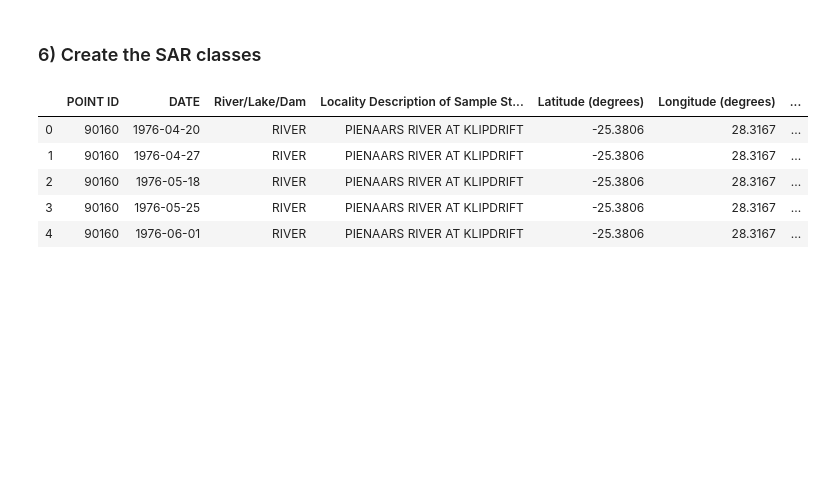
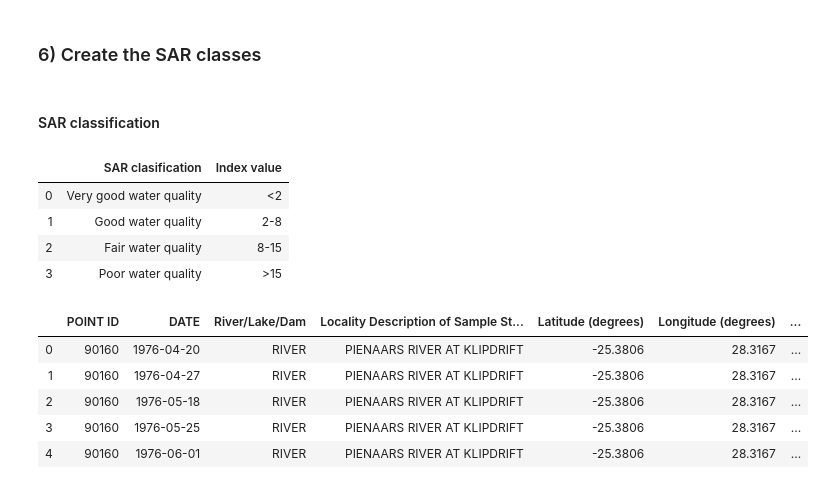
Before and after one commit to elenuskiya/TFM, a Jupyter notebook: Notebooks/00_Cleaning_manipulation_and_unification.ipynb, the cells around one changed output. Cells and saved outputs as stored; diff of their text form; code cells hidden in the pictures; blank space fills up the shorter version.

```diff
--- a/Notebooks/00_Cleaning_manipulation_and_unification.ipynb
+++ b/Notebooks/00_Cleaning_manipulation_and_unification.ipynb
@@ -777,6 +805,19 @@ choices=["Non-weathering dominated", "Mix","Rock dominance"]
 chemical_stations["Class ICI"]=np.select(conditions, choices, default=np.nan)
 # %% [markdown]
 ### 6) Create the SAR classes
+# %% [markdown]
+#### SAR classification
+# %%
+table_class_SAR=pd.DataFrame({"SAR clasification": ["Very good water quality", "Good water quality",
+                                                    "Fair water quality", "Poor water quality"],
+                             "Index value": ["<2", "2-8", "8-15", ">15"]})
+table_class_SAR
+# %% [output]
+|  | SAR clasification | Index value |
+| 0 | Very good water quality | <2 |
+| 1 | Good water quality | 2-8 |
+| 2 | Fair water quality | 8-15 |
+| 3 | Poor water quality | >15 |
 # %%
 col="SAR"
 conditions=[(chemical_stations["SAR"]<=2),
```
Also changed, not shown: parts of 7 cells of this notebook.
